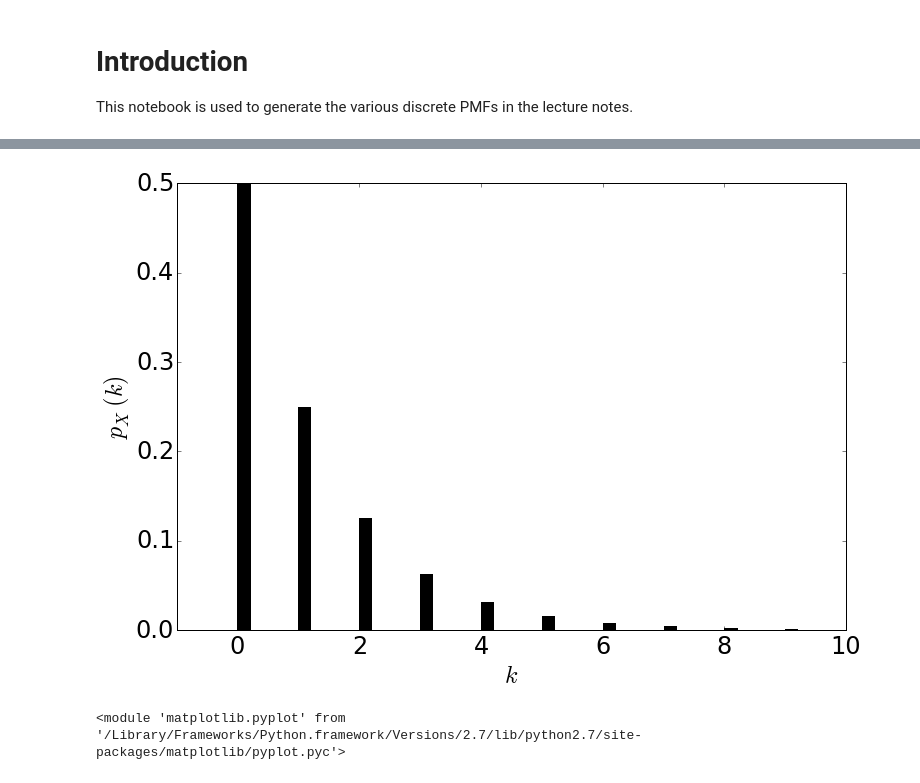
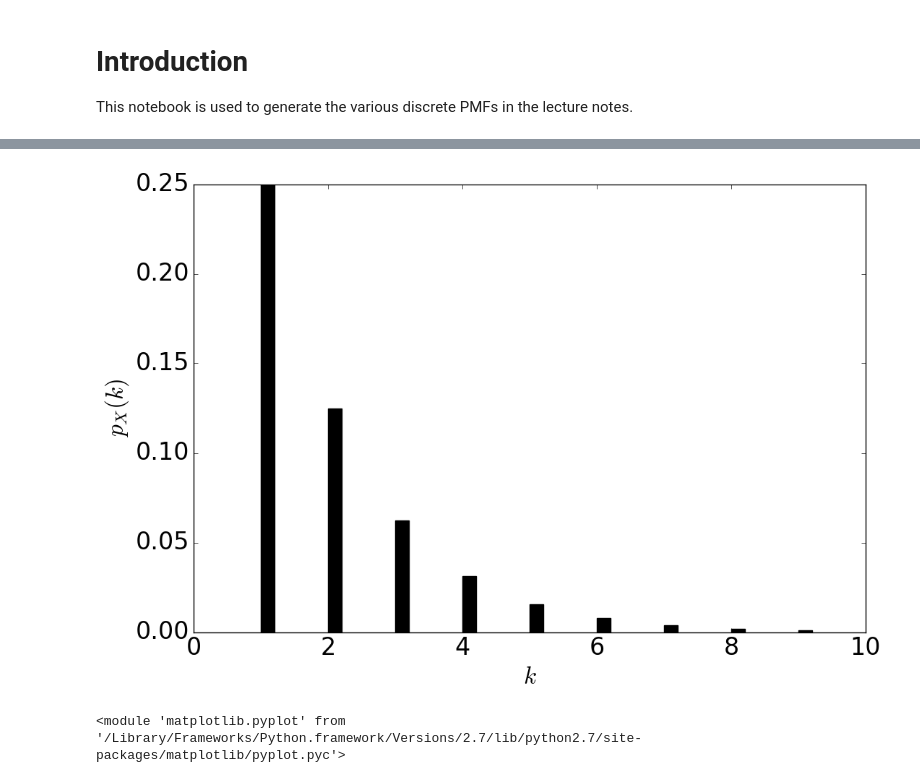
Before and after one commit to materialsvirtuallab/ceng114, a Jupyter notebook: lectures/Lecture 05 - Discrete PMFs.ipynb, the cells around one changed output, grey strips where cells are left out. Drawn from its saved outputs; the diff is of its cells as text; code cells hidden in the pictures.

```diff
--- a/lectures/Lecture 05 - Discrete PMFs.ipynb
+++ b/lectures/Lecture 05 - Discrete PMFs.ipynb
@@ -74,6 +74,6 @@ make_bar_plot(x, binom.pmf(x, n, p), xlabel="$k$", ylabel="$p_X(k)$")
 # %%
 # Geometric
 p = 0.5
-x = np.arange(10)
+x = np.arange(1, 10)
 make_bar_plot(x, p * (1 - p) ** x, xlabel="$k$", ylabel="$p_X(k)$")
 # %% [output]
@@ -81,4 +81,4 @@ make_bar_plot(x, p * (1 - p) ** x, xlabel="$k$", ylabel="$p_X(k)$")
-[figure, old version]
+[figure, new version]
 # %%
 from scipy.stats import poisson
 x = np.arange(100)
```
Also changed, not shown: parts of 7 cells of this notebook.
